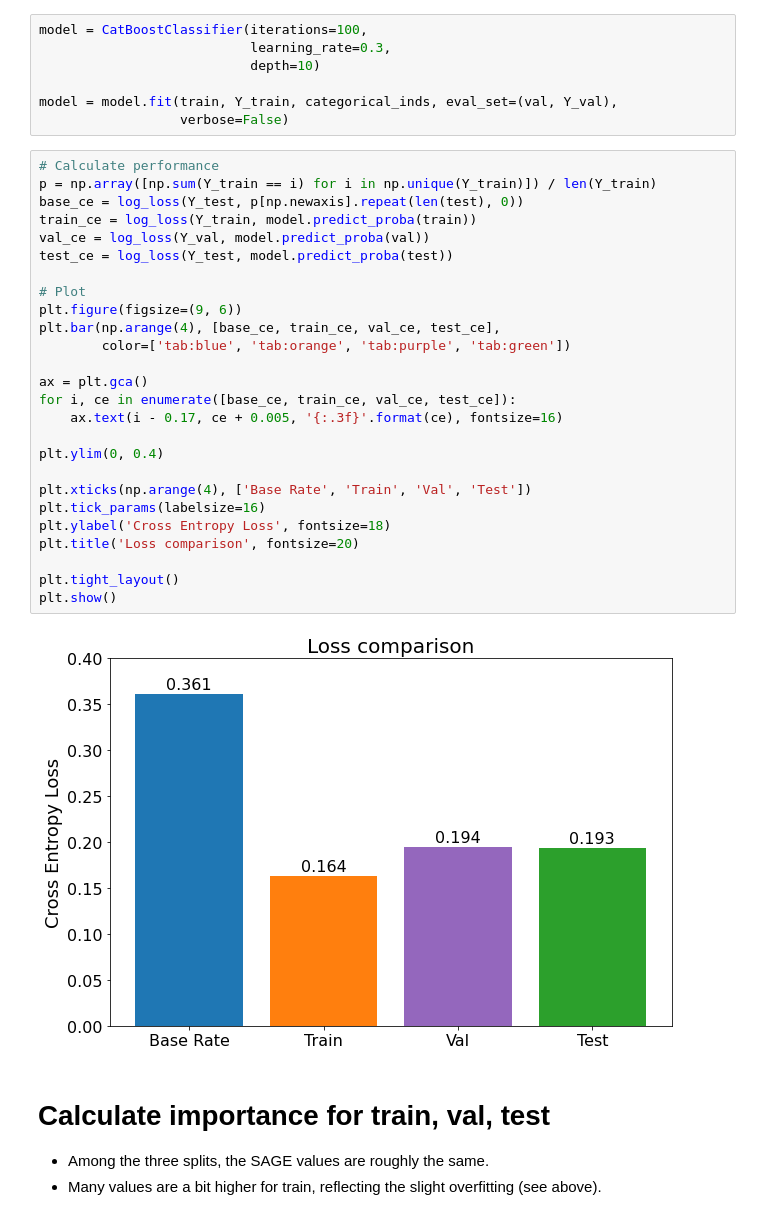
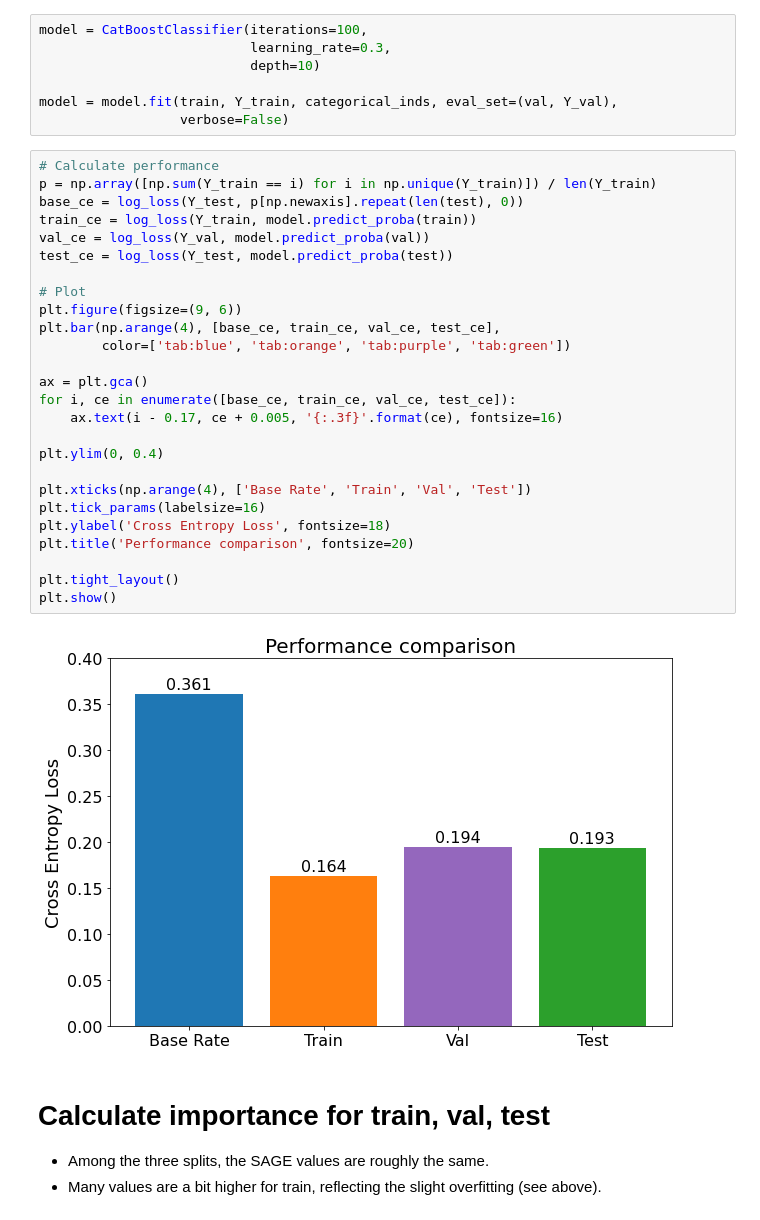
Before and after one commit to iancovert/sage, a Jupyter notebook: notebooks/bank.ipynb, the cells around one changed output. Saved outputs shown, nothing was run; the diff lists cells and outputs as text.

```diff
--- a/notebooks/bank.ipynb
+++ b/notebooks/bank.ipynb
@@ -50,31 +50,31 @@ model = model.fit(train, Y_train, categorical_inds, eval_set=(val, Y_val),
 # %%
 # Calculate performance
 p = np.array([np.sum(Y_train == i) for i in np.unique(Y_train)]) / len(Y_train)
 base_ce = log_loss(Y_test, p[np.newaxis].repeat(len(test), 0))
 train_ce = log_loss(Y_train, model.predict_proba(train))
 val_ce = log_loss(Y_val, model.predict_proba(val))
 test_ce = log_loss(Y_test, model.predict_proba(test))
 
 # Plot
 plt.figure(figsize=(9, 6))
 plt.bar(np.arange(4), [base_ce, train_ce, val_ce, test_ce],
         color=['tab:blue', 'tab:orange', 'tab:purple', 'tab:green'])
 
 ax = plt.gca()
 for i, ce in enumerate([base_ce, train_ce, val_ce, test_ce]):
     ax.text(i - 0.17, ce + 0.005, '{:.3f}'.format(ce), fontsize=16)
 
 plt.ylim(0, 0.4)
 
 plt.xticks(np.arange(4), ['Base Rate', 'Train', 'Val', 'Test'])
 plt.tick_params(labelsize=16)
 plt.ylabel('Cross Entropy Loss', fontsize=18)
-plt.title('Loss comparison', fontsize=20)
+plt.title('Performance comparison', fontsize=20)
 
 plt.tight_layout()
 plt.show()
 # %% [output]
-[figure, old version]
+[figure, new version]
 # %% [markdown]
 # Calculate importance for train, val, test
 
```
Also changed, not shown: parts of 7 cells of this notebook, 8 other files.
